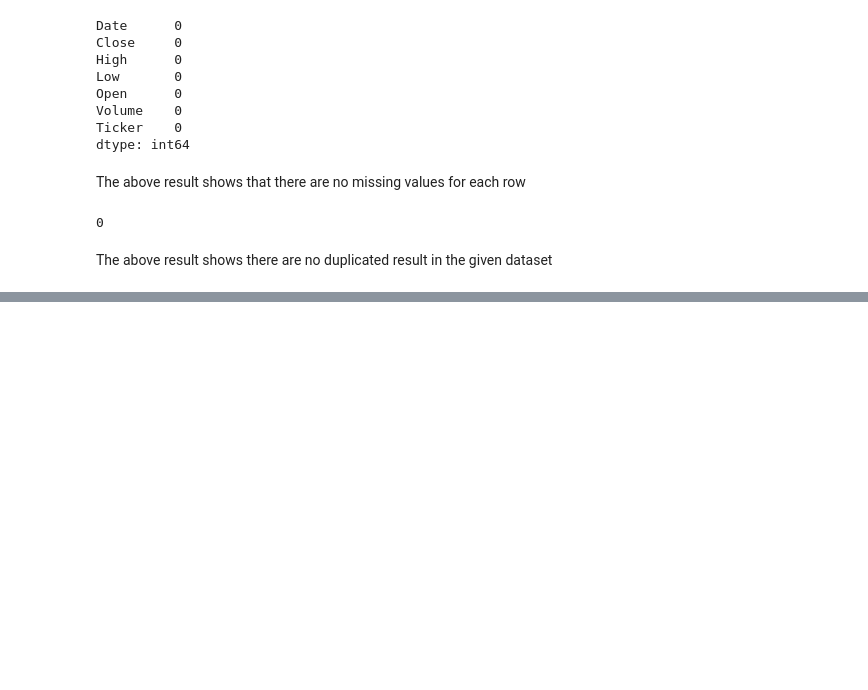
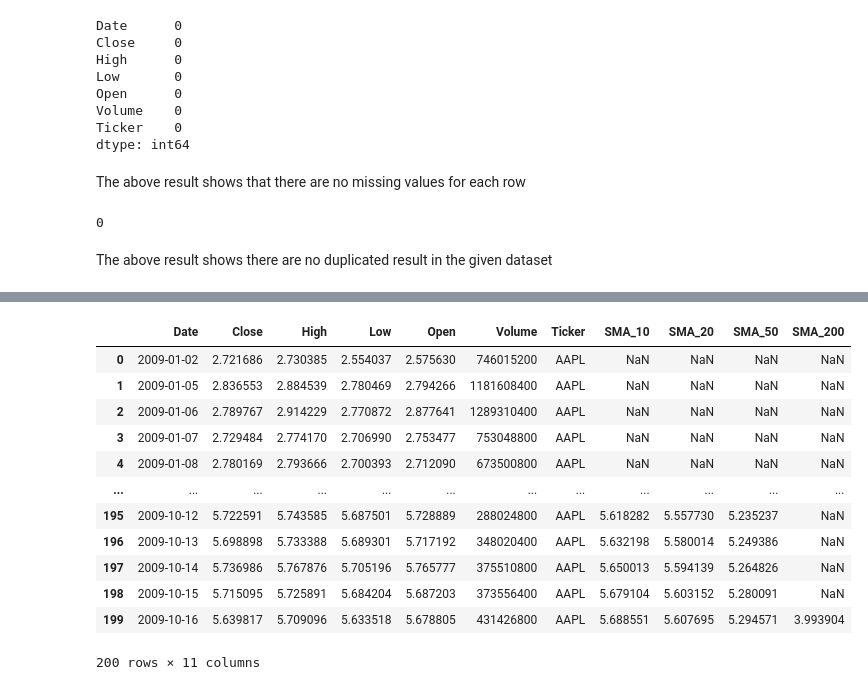
Before and after one commit to hawi088/News-Sentiment, a Jupyter notebook: notebooks/task2_eda.ipynb, the cells around one changed output, grey strips where cells are left out. Saved outputs shown, nothing was run; the diff lists cells and outputs as text; code cells hidden in the pictures; blank space fills up the shorter version.

```diff
--- a/notebooks/task2_eda.ipynb
+++ b/notebooks/task2_eda.ipynb
@@ -96,0 +132,21 @@ The above result shows there are no duplicated result in the given dataset
+# %%
+#Simple Moving Average (SMA) for 10, 20, 50, and 200 days
+aapl['SMA_10'] = aapl['Close'].rolling(window=10).mean()
+aapl['SMA_20'] = aapl['Close'].rolling(window=20).mean()
+aapl['SMA_50'] = aapl['Close'].rolling(window=50).mean()
+aapl['SMA_200'] = aapl['Close'].rolling(window=200).mean()
+aapl.head(200)
+# %% [output]
+|  | Date | Close | High | Low | Open | Volume | Ticker | SMA_10 | SMA_20 | SMA_50 | SMA_200 |
+| 0 | 2009-01-02 | 2.721686 | 2.730385 | 2.554037 | 2.575630 | 746015200 | AAPL | NaN | NaN | NaN | NaN |
+| 1 | 2009-01-05 | 2.836553 | 2.884539 | 2.780469 | 2.794266 | 1181608400 | AAPL | NaN | NaN | NaN | NaN |
+| 2 | 2009-01-06 | 2.789767 | 2.914229 | 2.770872 | 2.877641 | 1289310400 | AAPL | NaN | NaN | NaN | NaN |
+| 3 | 2009-01-07 | 2.729484 | 2.774170 | 2.706990 | 2.753477 | 753048800 | AAPL | NaN | NaN | NaN | NaN |
+| 4 | 2009-01-08 | 2.780169 | 2.793666 | 2.700393 | 2.712090 | 673500800 | AAPL | NaN | NaN | NaN | NaN |
+| ... | ... | ... | ... | ... | ... | ... | ... | ... | ... | ... | ... |
+| 195 | 2009-10-12 | 5.722591 | 5.743585 | 5.687501 | 5.728889 | 288024800 | AAPL | 5.618282 | 5.557730 | 5.235237 | NaN |
+| 196 | 2009-10-13 | 5.698898 | 5.733388 | 5.689301 | 5.717192 | 348020400 | AAPL | 5.632198 | 5.580014 | 5.249386 | NaN |
+| 197 | 2009-10-14 | 5.736986 | 5.767876 | 5.705196 | 5.765777 | 375510800 | AAPL | 5.650013 | 5.594139 | 5.264826 | NaN |
+| 198 | 2009-10-15 | 5.715095 | 5.725891 | 5.684204 | 5.687203 | 373556400 | AAPL | 5.679104 | 5.603152 | 5.280091 | NaN |
+| 199 | 2009-10-16 | 5.639817 | 5.709096 | 5.633518 | 5.678805 | 431426800 | AAPL | 5.688551 | 5.607695 | 5.294571 | 3.993904 |
+200 rows × 11 columns
```
Also changed, not shown: parts of 13 cells of this notebook.
